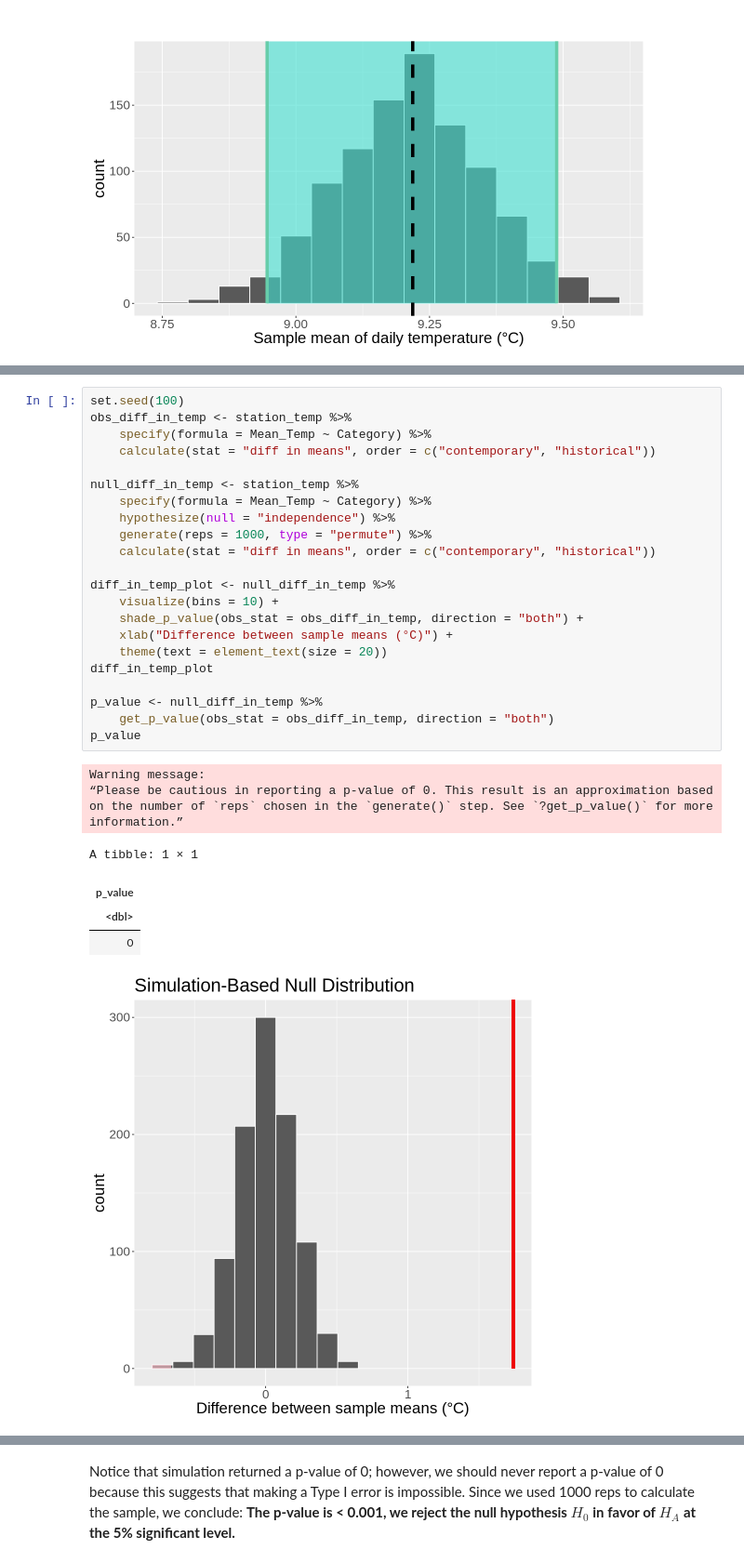
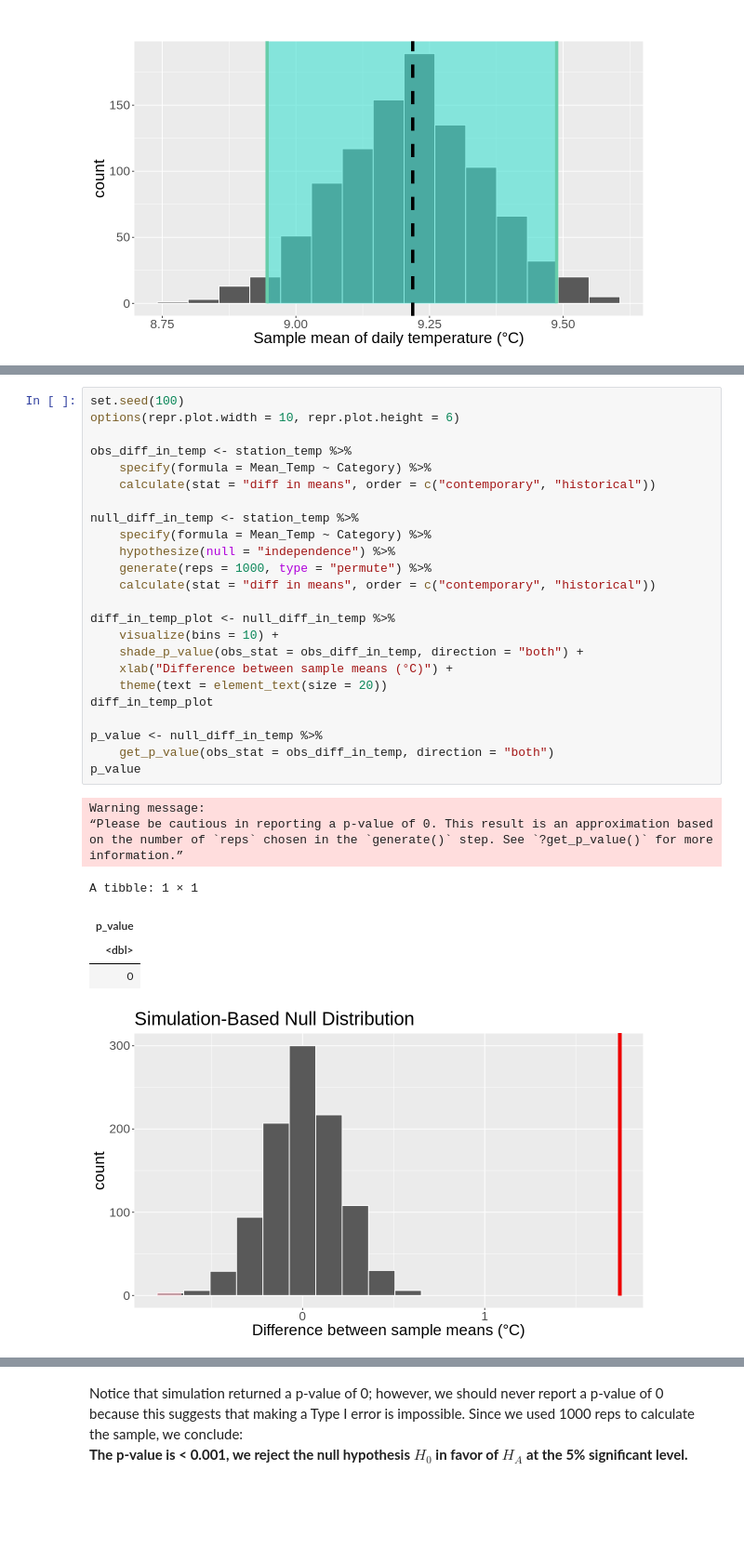
Before and after one commit to yxing6/STAT201-GroupProject-Climate, a Jupyter notebook: STAT201-Group17-ProjectProposal.ipynb, the cells around one changed output, grey strips where cells are left out. Shown at 93% size. Saved outputs shown, nothing was run; the diff lists cells and outputs as text; blank space fills up the shorter version.

```diff
--- a/STAT201-Group17-ProjectProposal.ipynb
+++ b/STAT201-Group17-ProjectProposal.ipynb
@@ -229,31 +219,33 @@ We first calculated the observed test statistic, then generated an simulation fr
 # %%
 set.seed(100)
+options(repr.plot.width = 10, repr.plot.height = 6)
+
 obs_diff_in_temp <- station_temp %>%
     specify(formula = Mean_Temp ~ Category) %>%
     calculate(stat = "diff in means", order = c("contemporary", "historical"))
 
 null_diff_in_temp <- station_temp %>%
     specify(formula = Mean_Temp ~ Category) %>%
     hypothesize(null = "independence") %>%
     generate(reps = 1000, type = "permute") %>%
     calculate(stat = "diff in means", order = c("contemporary", "historical"))
 
 diff_in_temp_plot <- null_diff_in_temp %>%
     visualize(bins = 10) +
     shade_p_value(obs_stat = obs_diff_in_temp, direction = "both") +
     xlab("Difference between sample means (°C)") +
     theme(text = element_text(size = 20))
 diff_in_temp_plot
 
 p_value <- null_diff_in_temp %>%
     get_p_value(obs_stat = obs_diff_in_temp, direction = "both")
 p_value
 # %% [output]
 Warning message:
 “Please be cautious in reporting a p-value of 0. This result is an approximation based on the number of `reps` chosen in the `generate()` step. See `?get_p_value()` for more information.”
 A tibble: 1 × 1
 | p_value |
 | <dbl> |
 | 0 |
-[figure, old version]
+[figure, new version]
 # %% [markdown]
```
Also changed, not shown: parts of 21 cells of this notebook.
